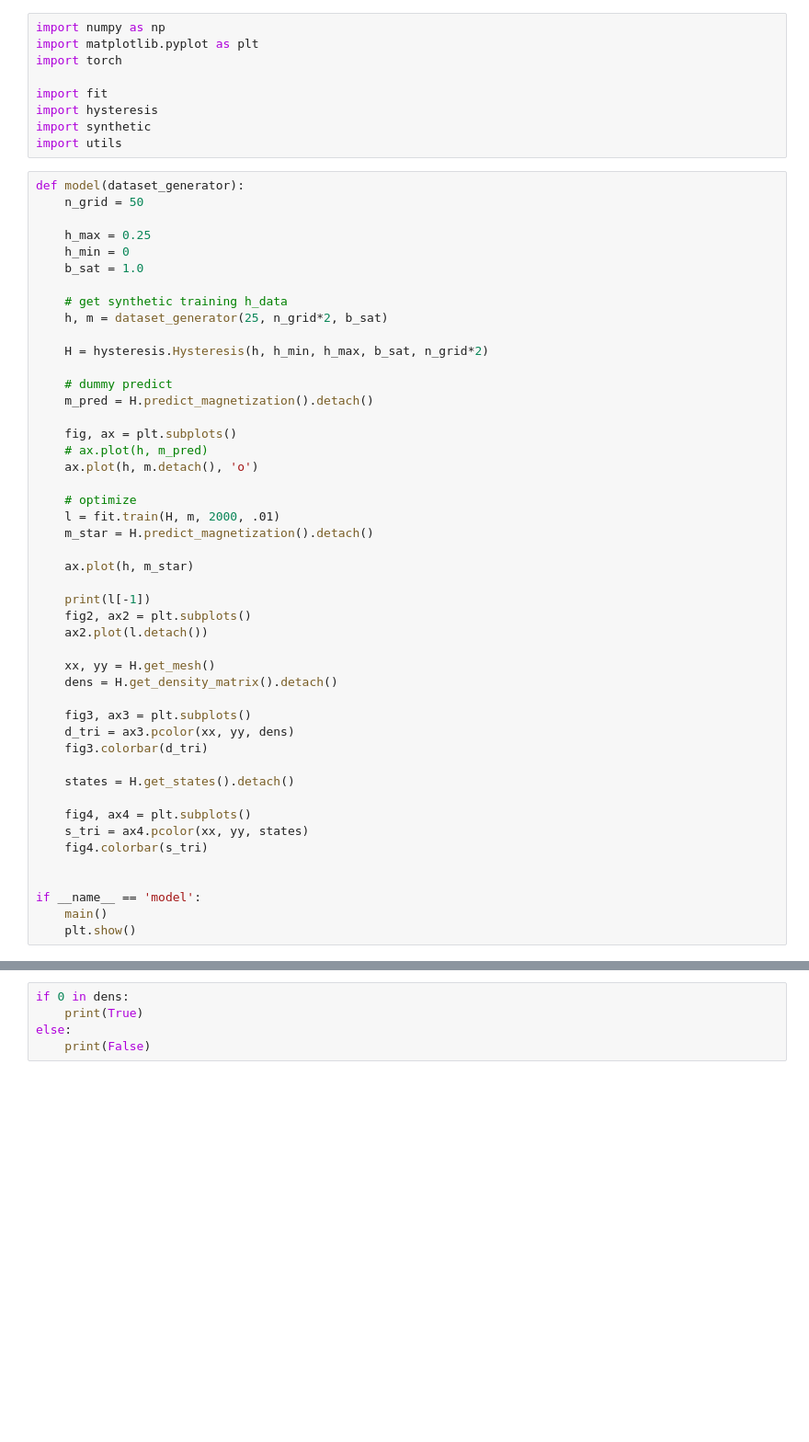
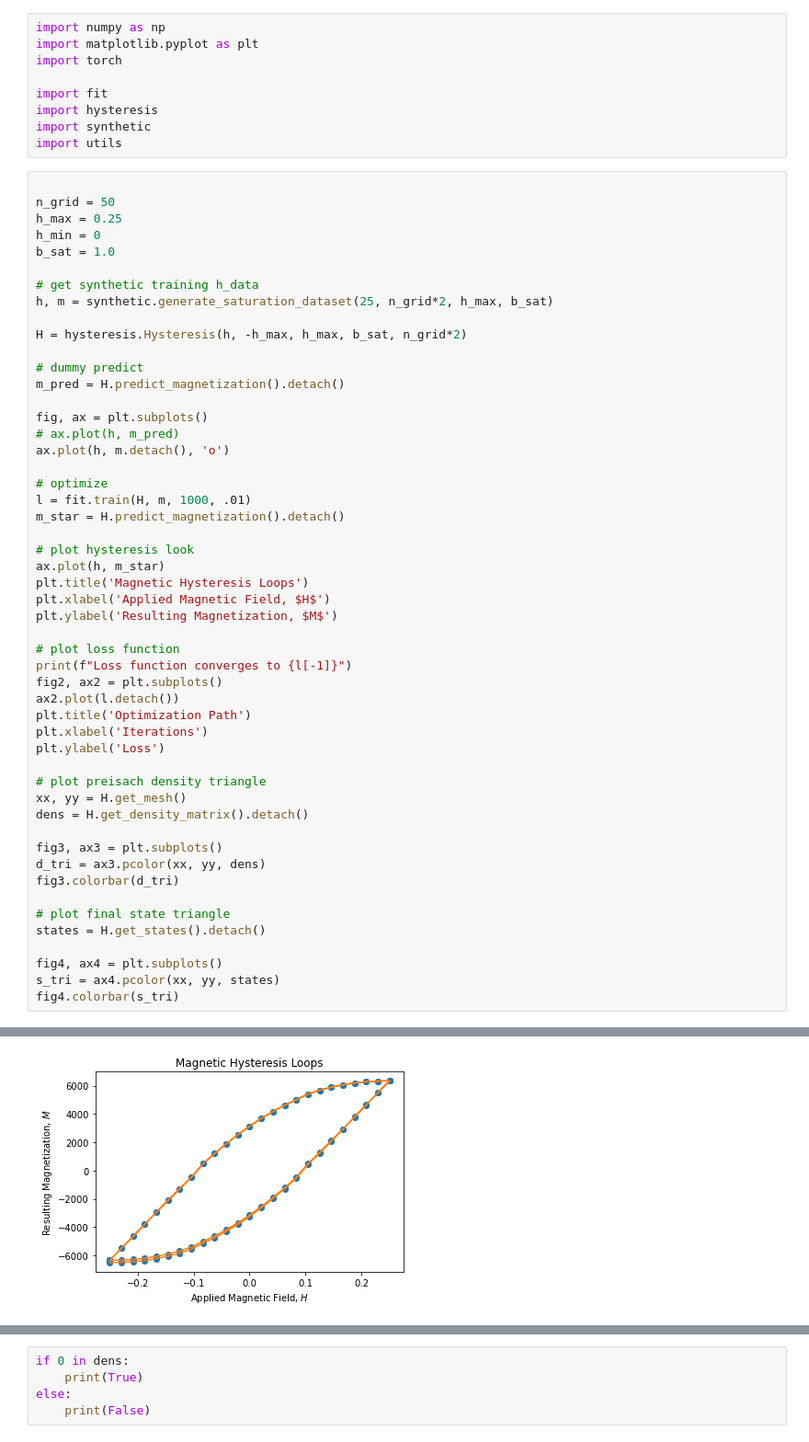
Before and after one commit to roussel-ryan/diff_hysteresis, a Jupyter notebook: kd_tests.ipynb, the cells around one changed output, grey strips where cells are left out. Shown at 92% size. Cells and saved outputs as stored; diff of their text form; blank space fills up the shorter version.

```diff
--- a/kd_tests.ipynb
+++ b/kd_tests.ipynb
@@ -8,49 +8,54 @@ import hysteresis
 import synthetic
 import utils
 # %%
-def model(dataset_generator):
-    n_grid = 50
 
-    h_max = 0.25
-    h_min = 0
-    b_sat = 1.0
+n_grid = 50
+h_max = 0.25
+h_min = 0
+b_sat = 1.0
 
-    # get synthetic training h_data
-    h, m = dataset_generator(25, n_grid*2, b_sat)
+# get synthetic training h_data
+h, m = synthetic.generate_saturation_dataset(25, n_grid*2, h_max, b_sat)
 
-    H = hysteresis.Hysteresis(h, h_min, h_max, b_sat, n_grid*2)
+H = hysteresis.Hysteresis(h, -h_max, h_max, b_sat, n_grid*2)
 
-    # dummy predict
-    m_pred = H.predict_magnetization().detach()
+# dummy predict
+m_pred = H.predict_magnetization().detach()
 
-    fig, ax = plt.subplots()
-    # ax.plot(h, m_pred)
-    ax.plot(h, m.detach(), 'o')
+fig, ax = plt.subplots()
+# ax.plot(h, m_pred)
+ax.plot(h, m.detach(), 'o')
 
-    # optimize
-    l = fit.train(H, m, 2000, .01)
-    m_star = H.predict_magnetization().detach()
+# optimize
+l = fit.train(H, m, 1000, .01)
+m_star = H.predict_magnetization().detach()
 
-    ax.plot(h, m_star)
+# plot hysteresis look
+ax.plot(h, m_star)
+plt.title('Magnetic Hysteresis Loops')
+plt.xlabel('Applied Magnetic Field, $H$')
+plt.ylabel('Resulting Magnetization, $M$')
 
-    print(l[-1])
-    fig2, ax2 = plt.subplots()
-    ax2.plot(l.detach())
+# plot loss function
+print(f"Loss function converges to {l[-1]}")
+fig2, ax2 = plt.subplots()
+ax2.plot(l.detach())
+plt.title('Optimization Path')
+plt.xlabel('Iterations')
+plt.ylabel('Loss')
 
-    xx, yy = H.get_mesh()
-    dens = H.get_density_matrix().detach()
+# plot preisach density triangle
+xx, yy = H.get_mesh()
+dens = H.get_density_matrix().detach()
 
-    fig3, ax3 = plt.subplots()
-    d_tri = ax3.pcolor(xx, yy, dens)
-    fig3.colorbar(d_tri)
+fig3, ax3 = plt.subplots()
+d_tri = ax3.pcolor(xx, yy, dens)
+fig3.colorbar(d_tri)
 
-    states = H.get_states().detach()
+# plot final state triangle
+states = H.get_states().detach()
 
-    fig4, ax4 = plt.subplots()
-    s_tri = ax4.pcolor(xx, yy, states)
-    fig4.colorbar(s_tri)
-
-
-if __name__ == 'model':
-    main()
-    plt.show()
+fig4, ax4 = plt.subplots()
+s_tri = ax4.pcolor(xx, yy, states)
+fig4.colorbar(s_tri)
+# %% [output]
@@ -56,0 +80 @@ if __name__ == 'model':
+[figure, added]
```
Also changed, not shown: parts of 4 cells of this notebook, 6 other files.
